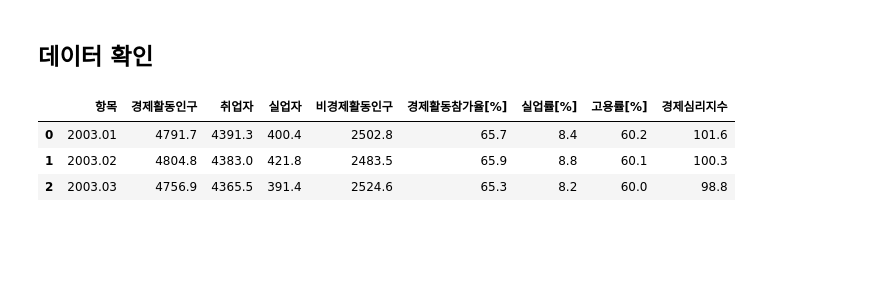
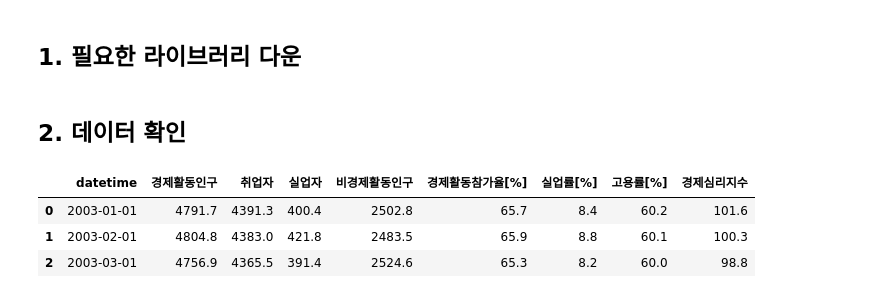
Before and after one commit to Indongspace/final_project_ML, a Jupyter notebook: 20대경제영향시계열분석.ipynb, the cells around one changed output. Drawn from its saved outputs; the diff is of its cells as text; code cells hidden in the pictures; blank space fills up the shorter version.

```diff
--- a/20대경제영향시계열분석.ipynb
+++ b/20대경제영향시계열분석.ipynb
@@ -1,13 +1,52 @@
+# %% [markdown]
+## 1. 필요한 라이브러리 다운
+# %%
+# ignore the warnings
+# 버전이 바뀌었을때 발생할 수 있는 오류들을 경고해주는 메시지
+# 코드 실행 중에 나타나는 불필요한 경고 메시지를 억제
+import warnings
+warnings.filterwarnings('ignore')
+
+# 시스템관련 및 데이터 입력 제어
+# os모듈을 임포트하여 운영체제와 관련된 기능을 사용할 수 있게 함.(파일 경로 설정이나 디렉토리 생성등을 처리)
+import os
+
+# 데이터 조작 및 시각화
+import pandas as pd
+# pd.options.display.float_format = '{:,.2f}'.format
+pd.options.display.max_rows = 100
+pd.options.display.max_columns = 20
+import numpy as np
+import matplotlib.pyplot as plt
+import seaborn as sns
+
+# 모델링 알고리즘
+import statsmodels.api as sm
+import scipy.stats as stats
+from scipy import stats
+
+# 모델 선택
+from sklearn.model_selection import train_test_split
+
+# 표준화
+from sklearn.preprocessing import StandardScaler
+from sklearn.preprocessing import MinMaxScaler
+
+# 평가지표
+from sklearn.metrics import mean_squared_log_error, mean_squared_error, r2_score, mean_absolute_error
+
+# 다중공선성 검정(VIF)
+from statsmodels.stats.outliers_influence import variance_inflation_factor
 # %% [markdown]
-## 데이터 확인
+## 2. 데이터 확인
 # %%
 import pandas as pd
 import numpy as np
 
-df = pd.read_csv('data/for_statistic/연령별 경제활동인구 20대.csv', encoding='euc-kr')
-df.head(3)
+raw_all = pd.read_csv('data/for_statistic/연령별 경제활동인구 20대.csv', encoding='euc-kr')
+raw_all.head(3)
 # %% [output]
-|  | 항목 | 경제활동인구 | 취업자 | 실업자 | 비경제활동인구 | 경제활동참가율[%] | 실업률[%] | 고용률[%] | 경제심리지수 |
-| 0 | 2003.01 | 4791.7 | 4391.3 | 400.4 | 2502.8 | 65.7 | 8.4 | 60.2 | 101.6 |
-| 1 | 2003.02 | 4804.8 | 4383.0 | 421.8 | 2483.5 | 65.9 | 8.8 | 60.1 | 100.3 |
-| 2 | 2003.03 | 4756.9 | 4365.5 | 391.4 | 2524.6 | 65.3 | 8.2 | 60.0 | 98.8 |
+|  | datetime | 경제활동인구 | 취업자 | 실업자 | 비경제활동인구 | 경제활동참가율[%] | 실업률[%] | 고용률[%] | 경제심리지수 |
+| 0 | 2003-01-01 | 4791.7 | 4391.3 | 400.4 | 2502.8 | 65.7 | 8.4 | 60.2 | 101.6 |
+| 1 | 2003-02-01 | 4804.8 | 4383.0 | 421.8 | 2483.5 | 65.9 | 8.8 | 60.1 | 100.3 |
+| 2 | 2003-03-01 | 4756.9 | 4365.5 | 391.4 | 2524.6 | 65.3 | 8.2 | 60.0 | 98.8 |
```
Also changed, not shown: parts of 30 cells of this notebook, 1 other file.
